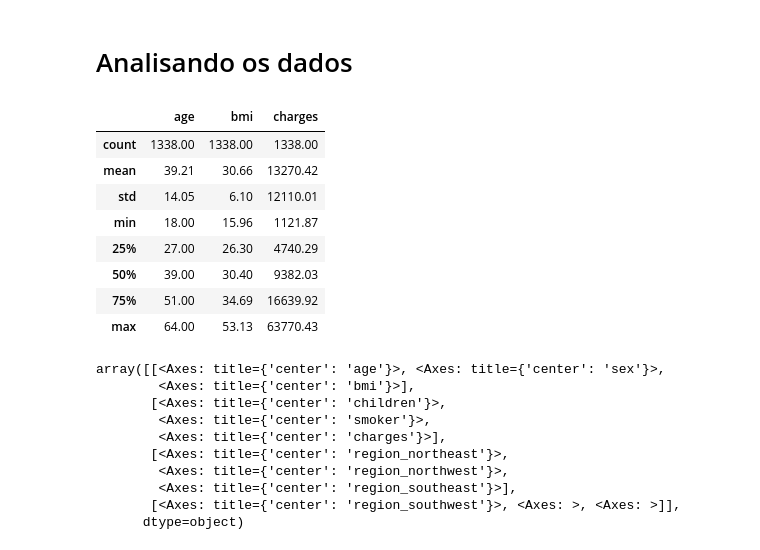
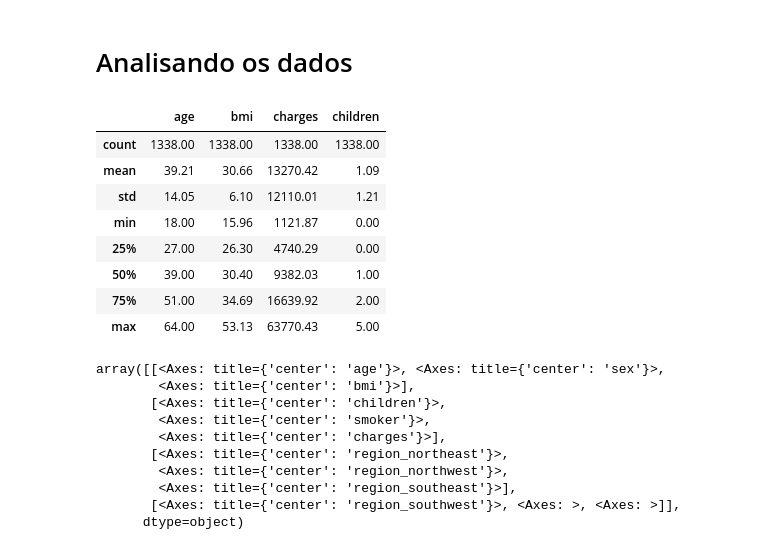
Before and after one commit to lczago/tech_challenge_fase1, a Jupyter notebook: challange_grupo_24.ipynb, the cells around one changed output. Saved outputs shown, nothing was run; the diff lists cells and outputs as text; code cells hidden in the pictures.

Commit message:
inserindo children no describe

```diff
--- a/challange_grupo_24.ipynb
+++ b/challange_grupo_24.ipynb
@@ -70,17 +70,17 @@ df[['bmi', 'charges']] = df[['bmi', 'charges']].round(2)
 # %% [markdown]
 # Analisando os dados
 # %%
-df[['age', 'bmi', 'charges']].describe().round(2)
+df[['age', 'bmi', 'charges', 'children']].describe().round(2)
 # %% [output]
-|  | age | bmi | charges |
-| count | 1338.00 | 1338.00 | 1338.00 |
-| mean | 39.21 | 30.66 | 13270.42 |
-| std | 14.05 | 6.10 | 12110.01 |
-| min | 18.00 | 15.96 | 1121.87 |
-| 25% | 27.00 | 26.30 | 4740.29 |
-| 50% | 39.00 | 30.40 | 9382.03 |
-| 75% | 51.00 | 34.69 | 16639.92 |
-| max | 64.00 | 53.13 | 63770.43 |
+|  | age | bmi | charges | children |
+| count | 1338.00 | 1338.00 | 1338.00 | 1338.00 |
+| mean | 39.21 | 30.66 | 13270.42 | 1.09 |
+| std | 14.05 | 6.10 | 12110.01 | 1.21 |
+| min | 18.00 | 15.96 | 1121.87 | 0.00 |
+| 25% | 27.00 | 26.30 | 4740.29 | 0.00 |
+| 50% | 39.00 | 30.40 | 9382.03 | 1.00 |
+| 75% | 51.00 | 34.69 | 16639.92 | 2.00 |
+| max | 64.00 | 53.13 | 63770.43 | 5.00 |
 # %%
 df.hist(figsize=(14, 12))
 # %% [output]
```
Also changed, not shown: parts of 1 cell of this notebook.
